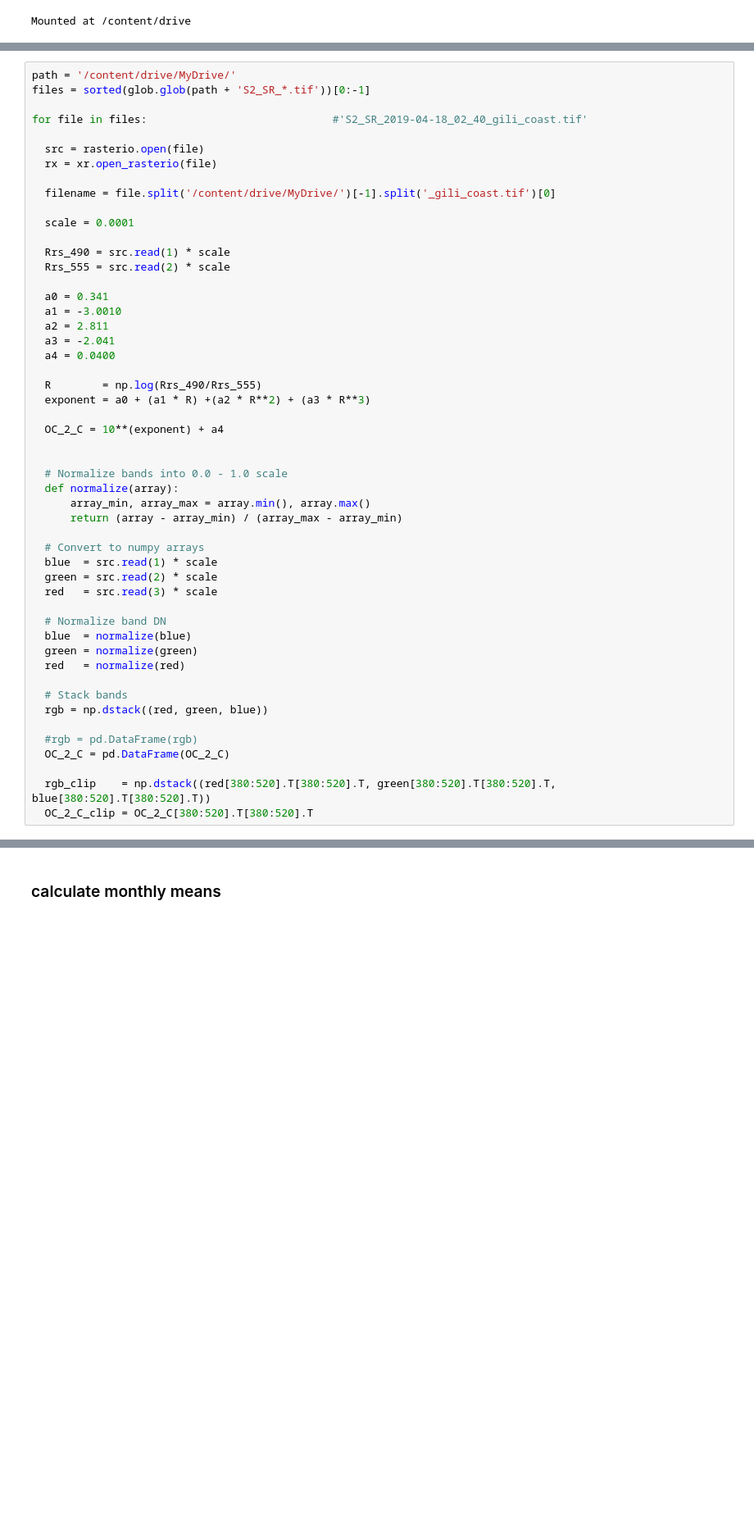
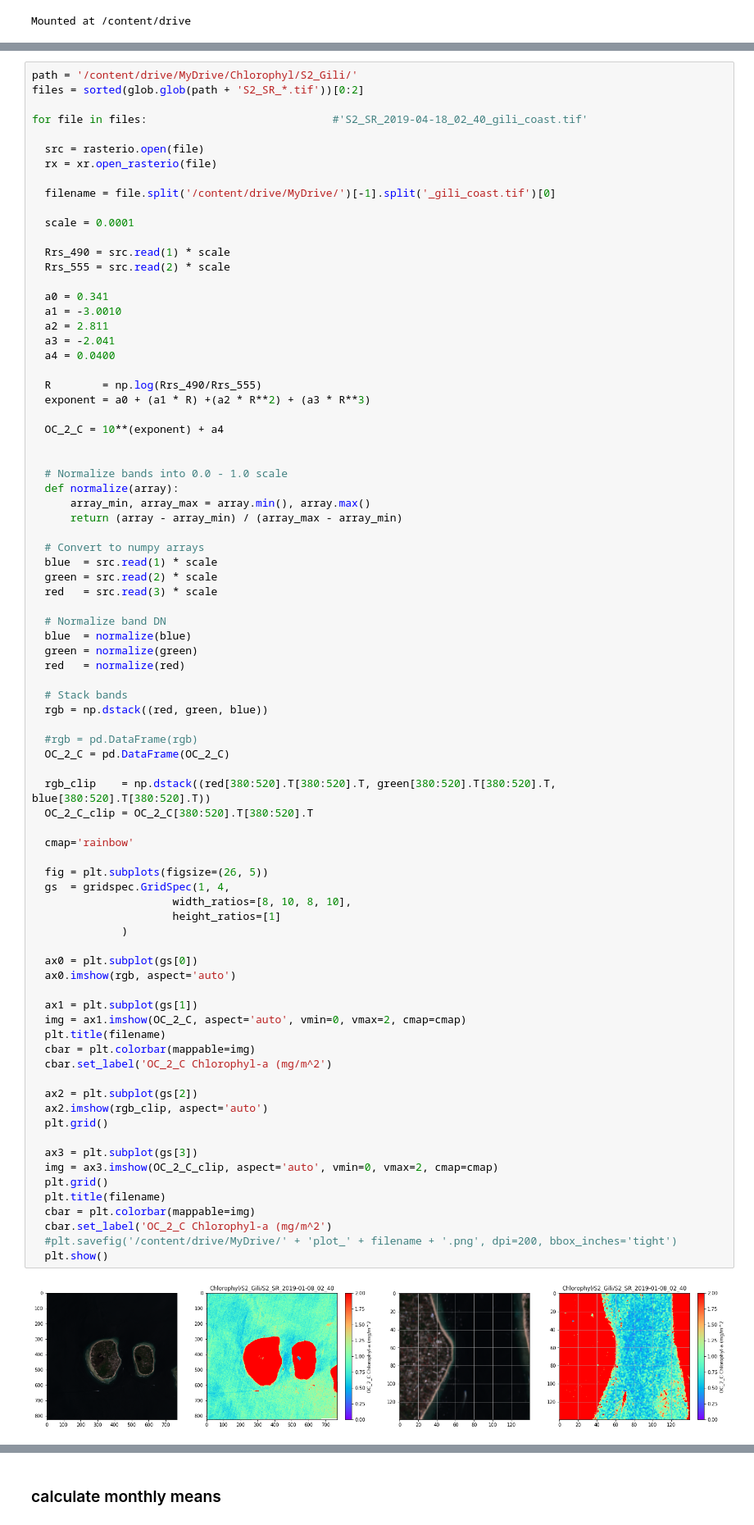
Before and after one commit to stvnfrnk/CoLab_franke, a Jupyter notebook: get_S2_L8_chlorophyl_data.ipynb, the cells around one changed output, grey strips where cells are left out. Shown at 82% size. Saved outputs shown, nothing was run; the diff lists cells and outputs as text; blank space fills up the shorter version.

```diff
--- a/get_S2_L8_chlorophyl_data.ipynb
+++ b/get_S2_L8_chlorophyl_data.ipynb
@@ -112,6 +161,6 @@ equation from
 # %%
-path = '/content/drive/MyDrive/'
-files = sorted(glob.glob(path + 'S2_SR_*.tif'))[0:-1]
+path = '/content/drive/MyDrive/Chlorophyl/S2_Gili/'
+files = sorted(glob.glob(path + 'S2_SR_*.tif'))[0:2]
 
 for file in files:                             #'S2_SR_2019-04-18_02_40_gili_coast.tif'
 
@@ -133,30 +182,62 @@ for file in files:                             #'S2_SR_2019-04-18_02_40_gili_coa
 
   R        = np.log(Rrs_490/Rrs_555)
   exponent = a0 + (a1 * R) +(a2 * R**2) + (a3 * R**3)
 
   OC_2_C = 10**(exponent) + a4
 
 
   # Normalize bands into 0.0 - 1.0 scale
   def normalize(array):
       array_min, array_max = array.min(), array.max()
       return (array - array_min) / (array_max - array_min)
 
   # Convert to numpy arrays
   blue  = src.read(1) * scale
   green = src.read(2) * scale
   red   = src.read(3) * scale
 
   # Normalize band DN
   blue  = normalize(blue)
   green = normalize(green)
   red   = normalize(red)
 
   # Stack bands
   rgb = np.dstack((red, green, blue))
 
   #rgb = pd.DataFrame(rgb)
   OC_2_C = pd.DataFrame(OC_2_C)
 
   rgb_clip    = np.dstack((red[380:520].T[380:520].T, green[380:520].T[380:520].T, blue[380:520].T[380:520].T))
   OC_2_C_clip = OC_2_C[380:520].T[380:520].T
+
+  cmap='rainbow'
+
+  fig = plt.subplots(figsize=(26, 5))
+  gs  = gridspec.GridSpec(1, 4,
+                      width_ratios=[8, 10, 8, 10],
+                      height_ratios=[1]
+              )
+
+  ax0 = plt.subplot(gs[0])
+  ax0.imshow(rgb, aspect='auto')
+
+  ax1 = plt.subplot(gs[1])
+  img = ax1.imshow(OC_2_C, aspect='auto', vmin=0, vmax=2, cmap=cmap)
+  plt.title(filename)
+  cbar = plt.colorbar(mappable=img)
+  cbar.set_label('OC_2_C Chlorophyl-a (mg/m^2')
+
+  ax2 = plt.subplot(gs[2])
+  ax2.imshow(rgb_clip, aspect='auto')
+  plt.grid()
+
+  ax3 = plt.subplot(gs[3])
+  img = ax3.imshow(OC_2_C_clip, aspect='auto', vmin=0, vmax=2, cmap=cmap)
+  plt.grid()
+  plt.title(filename)
+  cbar = plt.colorbar(mappable=img)
+  cbar.set_label('OC_2_C Chlorophyl-a (mg/m^2')
+  #plt.savefig('/content/drive/MyDrive/' + 'plot_' + filename + '.png', dpi=200, bbox_inches='tight')
+  plt.show()
+# %% [output]
+[figure, added]
```
Also changed, not shown: parts of 17 cells of this notebook.
